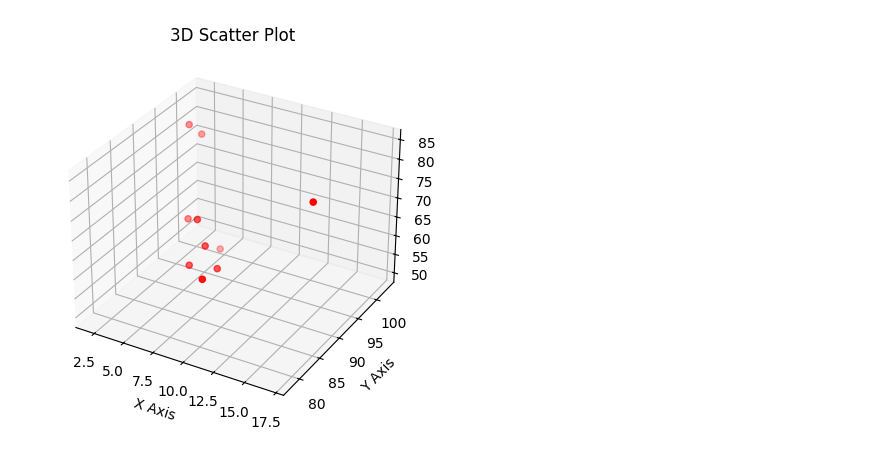
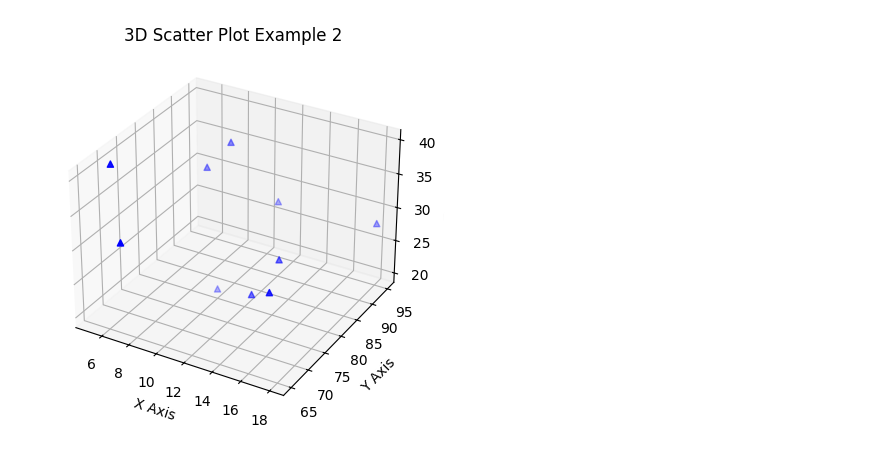
Before and after one commit to PurveshRanpariya/Learning-Matplotlib, a Jupyter notebook: 3D_Plot.ipynb, the cells around one changed output. Saved outputs shown, nothing was run; the diff lists cells and outputs as text; code cells hidden in the pictures.

```diff
--- a/3D_Plot.ipynb
+++ b/3D_Plot.ipynb
@@ -1,20 +1,25 @@
 # %%
 import matplotlib.pyplot as plt
+from mpl_toolkits.mplot3d import Axes3D
 
-x = [5, 7, 8, 7, 2, 17, 2, 9, 4, 11]
-y = [99, 86, 87, 88, 100, 86, 103, 87, 94, 78]
-z = [50, 60, 65, 70, 80, 85, 75, 60, 62, 68]
+# Sample data
+x = [10, 15, 12, 8, 5, 18, 7, 13, 9, 14]
+y = [80, 75, 90, 85, 70, 95, 65, 78, 88, 82]
+z = [20, 25, 30, 35, 40, 28, 32, 22, 38, 26]
 
+# Create figure and 3D axis
 fig = plt.figure()
-ax = fig.add_subplot(111,projection='3d')
+ax = fig.add_subplot(111, projection='3d')
 
-ax.scatter(x,y,z,c='red',marker='o')
+# Plot 3D scatter
+ax.scatter(x, y, z, c='blue', marker='^')   # blue triangles
 
+# Labels and title
 ax.set_xlabel('X Axis')
 ax.set_ylabel('Y Axis')
 ax.set_zlabel('Z Axis')
-ax.set_title("3D Scatter Plot")
+ax.set_title("3D Scatter Plot Example 2")
 
 plt.show()
 # %% [output]
-[figure, old version]
+[figure, new version]
```
Also changed, not shown: parts of 3 cells of this notebook.
